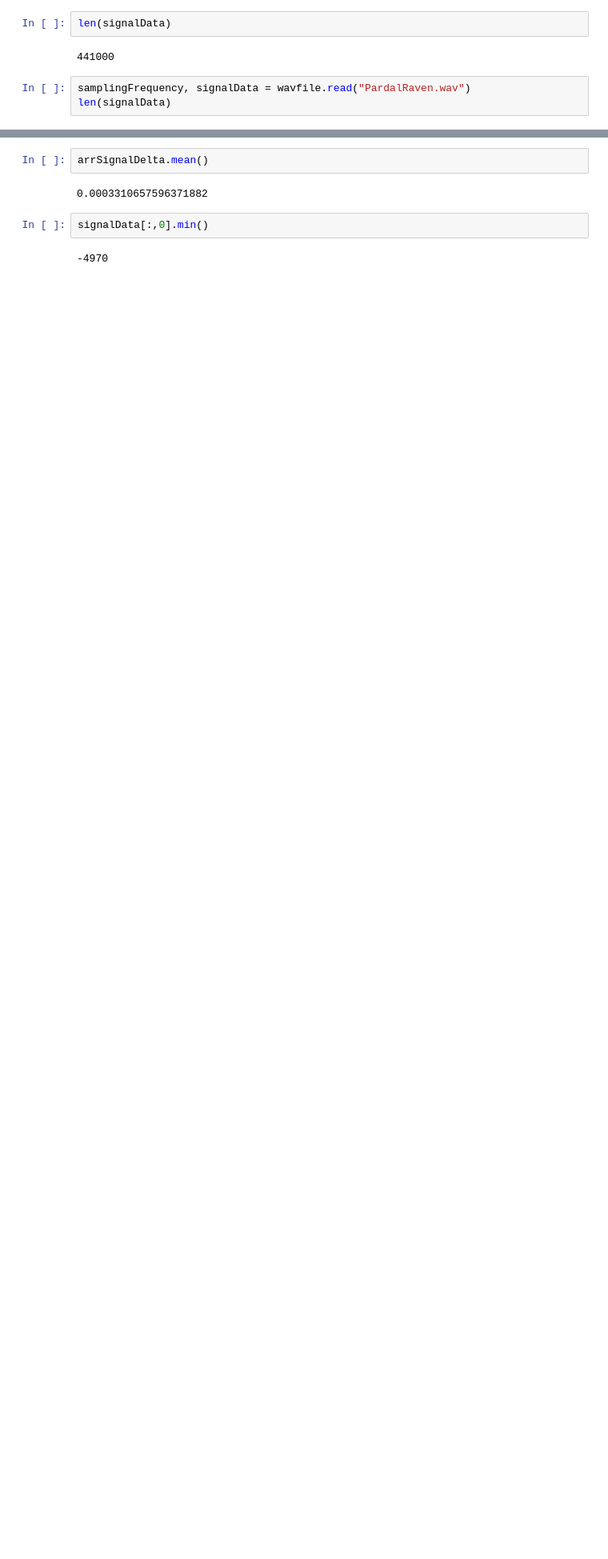
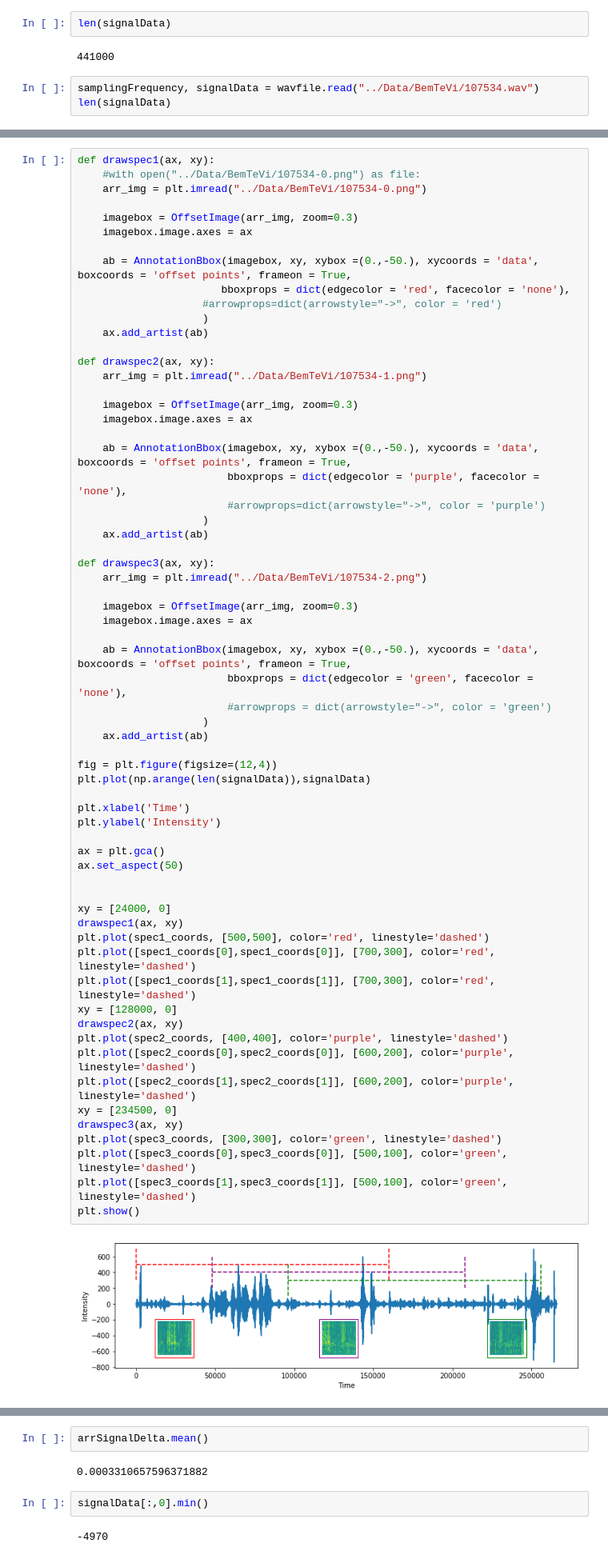
Before and after one commit to ptizei/iNaturalistDatasetGenerator, a Jupyter notebook: MakeSpectrogram/MakeSpectrogram.ipynb, the cells around one changed output, grey strips where cells are left out. Shown: that part at 80% size. Cells and saved outputs as stored; diff of their text form; blank space fills up the shorter version.

```diff
--- a/MakeSpectrogram/MakeSpectrogram.ipynb
+++ b/MakeSpectrogram/MakeSpectrogram.ipynb
@@ -30,6 +30,6 @@ len(signalData)
 # %% [output]
 441000
 # %%
-samplingFrequency, signalData = wavfile.read("PardalRaven.wav")
+samplingFrequency, signalData = wavfile.read("../Data/BemTeVi/107534.wav")
 len(signalData)
 # %% [output]
@@ -56,0 +37,66 @@ array([ 0,  1, -3, ...,  2, -1,  2], dtype=int16)
+# %%
+def drawspec1(ax, xy):
+    #with open("../Data/BemTeVi/107534-0.png") as file:
+    arr_img = plt.imread("../Data/BemTeVi/107534-0.png")
+
+    imagebox = OffsetImage(arr_img, zoom=0.3)
+    imagebox.image.axes = ax
+
+    ab = AnnotationBbox(imagebox, xy, xybox =(0.,-50.), xycoords = 'data', boxcoords = 'offset points', frameon = True,
+                       bboxprops = dict(edgecolor = 'red', facecolor = 'none'),
+                    #arrowprops=dict(arrowstyle="->", color = 'red')
+                    )
+    ax.add_artist(ab)
+
+def drawspec2(ax, xy):
+    arr_img = plt.imread("../Data/BemTeVi/107534-1.png")
+
+    imagebox = OffsetImage(arr_img, zoom=0.3)
+    imagebox.image.axes = ax
+
+    ab = AnnotationBbox(imagebox, xy, xybox =(0.,-50.), xycoords = 'data', boxcoords = 'offset points', frameon = True,
+                        bboxprops = dict(edgecolor = 'purple', facecolor = 'none'),
+                        #arrowprops=dict(arrowstyle="->", color = 'purple')
+                    )
+    ax.add_artist(ab)
+
+def drawspec3(ax, xy):
+    arr_img = plt.imread("../Data/BemTeVi/107534-2.png")
+
+    imagebox = OffsetImage(arr_img, zoom=0.3)
+    imagebox.image.axes = ax
+
+    ab = AnnotationBbox(imagebox, xy, xybox =(0.,-50.), xycoords = 'data', boxcoords = 'offset points', frameon = True,
+                        bboxprops = dict(edgecolor = 'green', facecolor = 'none'),
+                        #arrowprops = dict(arrowstyle="->", color = 'green')
+                    )
+    ax.add_artist(ab)
+
+fig = plt.figure(figsize=(12,4))
+plt.plot(np.arange(len(signalData)),signalData)
+
+plt.xlabel('Time')
+plt.ylabel('Intensity')
+
+ax = plt.gca()
+ax.set_aspect(50)
+
+
+xy = [24000, 0]
+drawspec1(ax, xy)
+plt.plot(spec1_coords, [500,500], color='red', linestyle='dashed')
+plt.plot([spec1_coords[0],spec1_coords[0]], [700,300], color='red', linestyle='dashed')
+plt.plot([spec1_coords[1],spec1_coords[1]], [700,300], color='red', linestyle='dashed')
+xy = [128000, 0]
+drawspec2(ax, xy)
+plt.plot(spec2_coords, [400,400], color='purple', linestyle='dashed')
+plt.plot([spec2_coords[0],spec2_coords[0]], [600,200], color='purple', linestyle='dashed')
+plt.plot([spec2_coords[1],spec2_coords[1]], [600,200], color='purple', linestyle='dashed')
+xy = [234500, 0]
+drawspec3(ax, xy)
+plt.plot(spec3_coords, [300,300], color='green', linestyle='dashed')
+plt.plot([spec3_coords[0],spec3_coords[0]], [500,100], color='green', linestyle='dashed')
+plt.plot([spec3_coords[1],spec3_coords[1]], [500,100], color='green', linestyle='dashed')
+plt.show()
+# %% [output]
+[figure, added]
```
Also changed, not shown: parts of 10 cells of this notebook.
